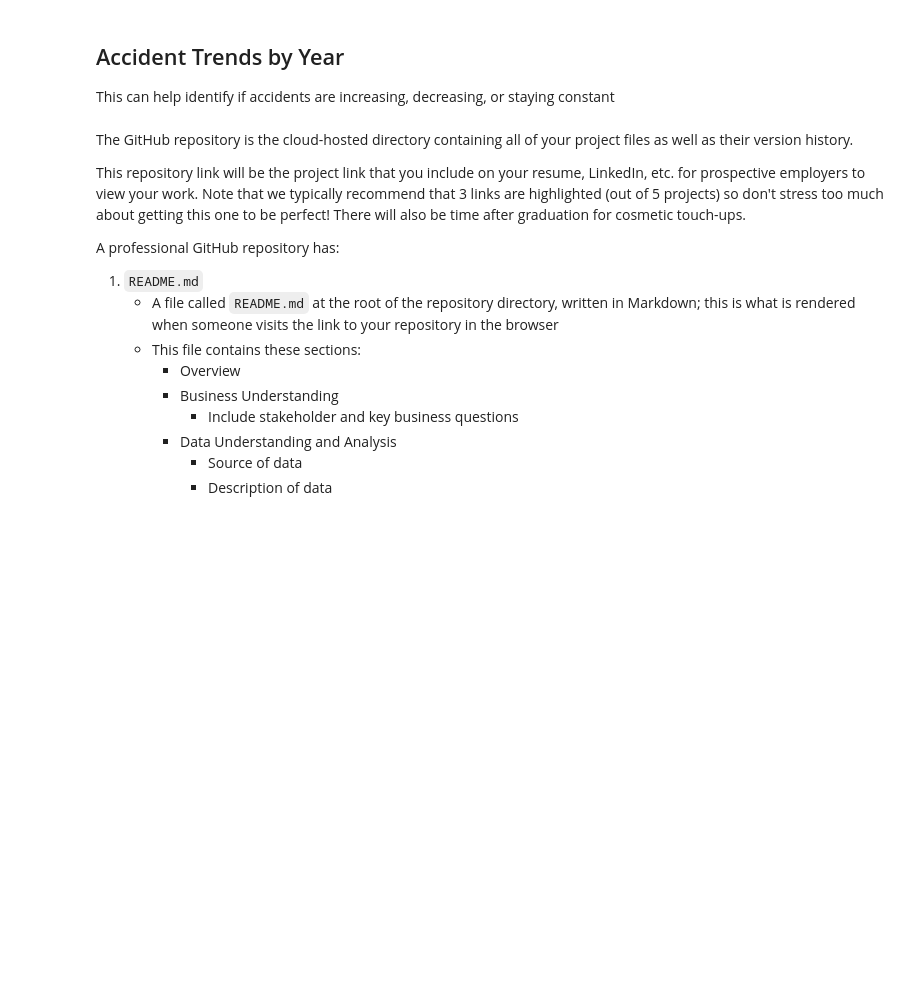
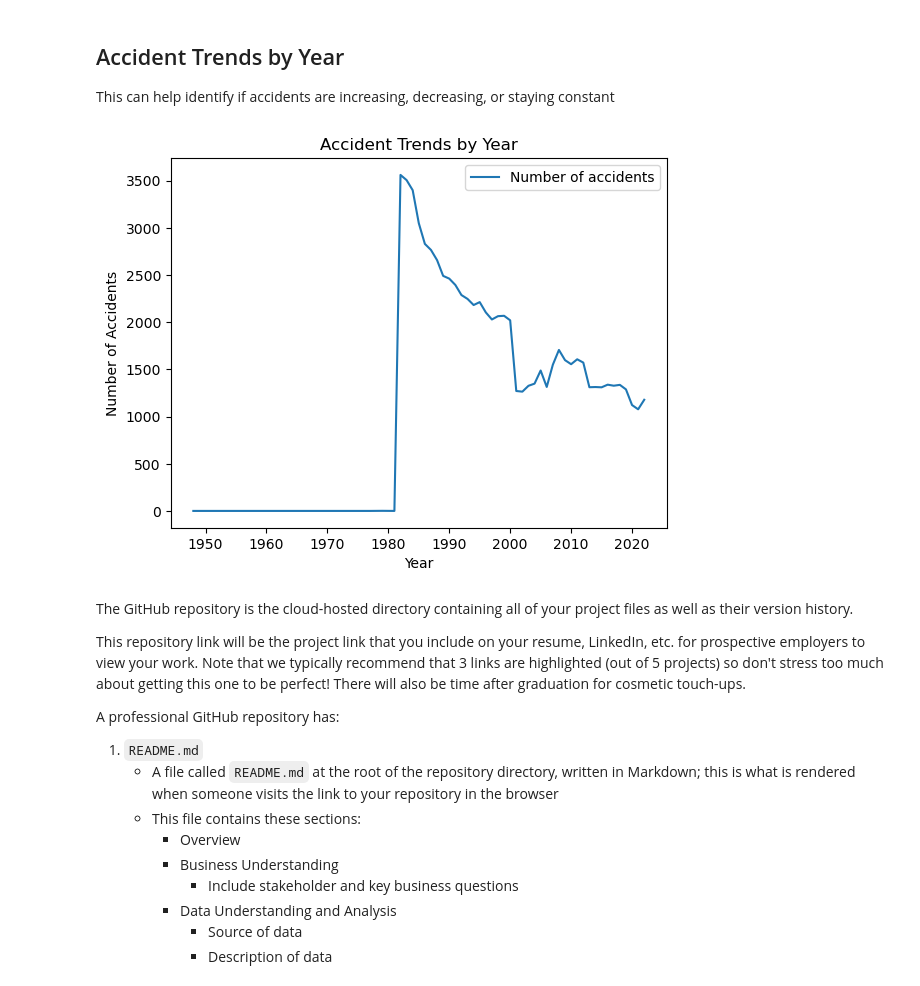
Before and after one commit to She-LoyceTsuma/dsc-phase-1-project-v3, a Jupyter notebook: index.ipynb, the cells around one changed output. Drawn from its saved outputs; the diff is of its cells as text; code cells hidden in the pictures; blank space fills up the shorter version.

Commit message:
visualization added

```diff
--- a/index.ipynb
+++ b/index.ipynb
@@ -106,5 +107,5 @@ df.drop(columns = ['Latitude','Longitude','FAR.Description','Investigation.Type'
 
 df = df[df['Country'] == 'United States']
 # %%
-# Convert 'Event.Date' column to Year
-df['Year'] = pd.to_datetime(df['Year'])
+# Convert 'Event.Date' column to Date Time Format
+df['Event.Date'] = pd.to_datetime(df['Event.Date'])
@@ -143,22 +245,28 @@ df.to_csv('cleaned_aviation.csv',index = False)
 ## Accident Trends by Year
 This can help identify if accidents are increasing, decreasing, or staying constant
 # %%
+# Extracting year from Date Time Values
+
+df['Year'] = df['Event Date'].dt.year
+
 # Count number of accidents for each year
+
 df_year = df.groupby('Year').size().reset_index(name='Number of accidents')
 
 # Sort by year
 df_year = df_year.sort_values('Year')
 # Create line plot
-plt.figure(figsize=(10,6))
-sns.lineplot(x='Year', y='Number of accidents', data=df_year)
+df_year.plot(kind='line', x='Year', y='Number of accidents')
 
 # Set title and labels
 plt.title('Accident Trends by Year')
 plt.xlabel('Year')
 plt.ylabel('Number of Accidents')
 
 # Show plot
-plt.show()
+plt.show();
+# %% [output]
+[figure, added]
 # %% [markdown]
 The GitHub repository is the cloud-hosted directory containing all of your project files as well as their version history.
 
```
Also changed, not shown: parts of 9 cells of this notebook.
